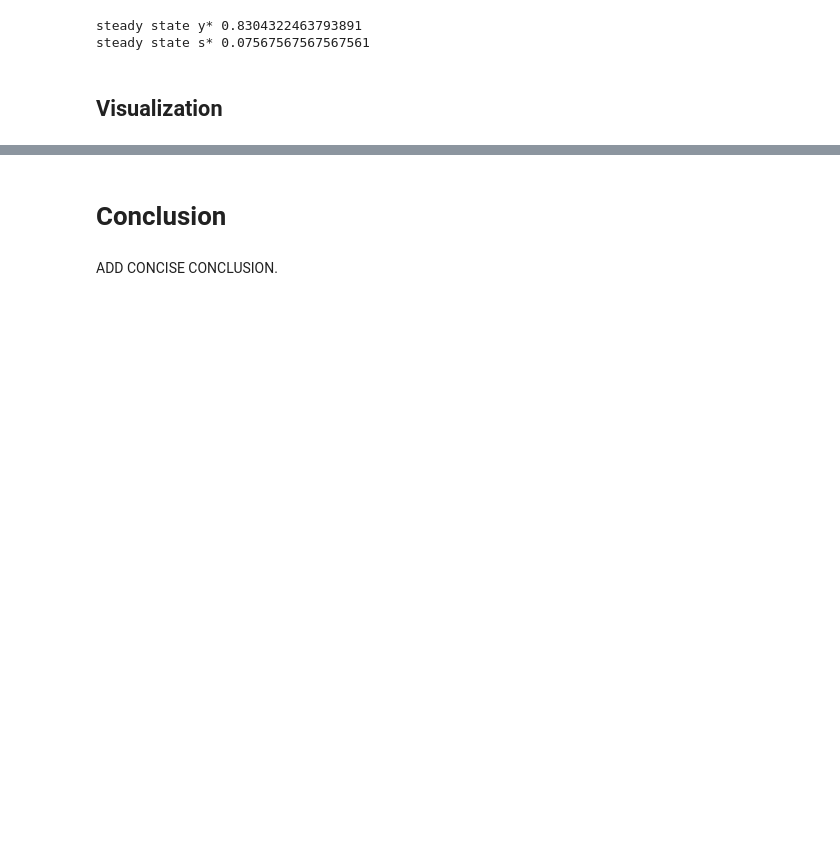
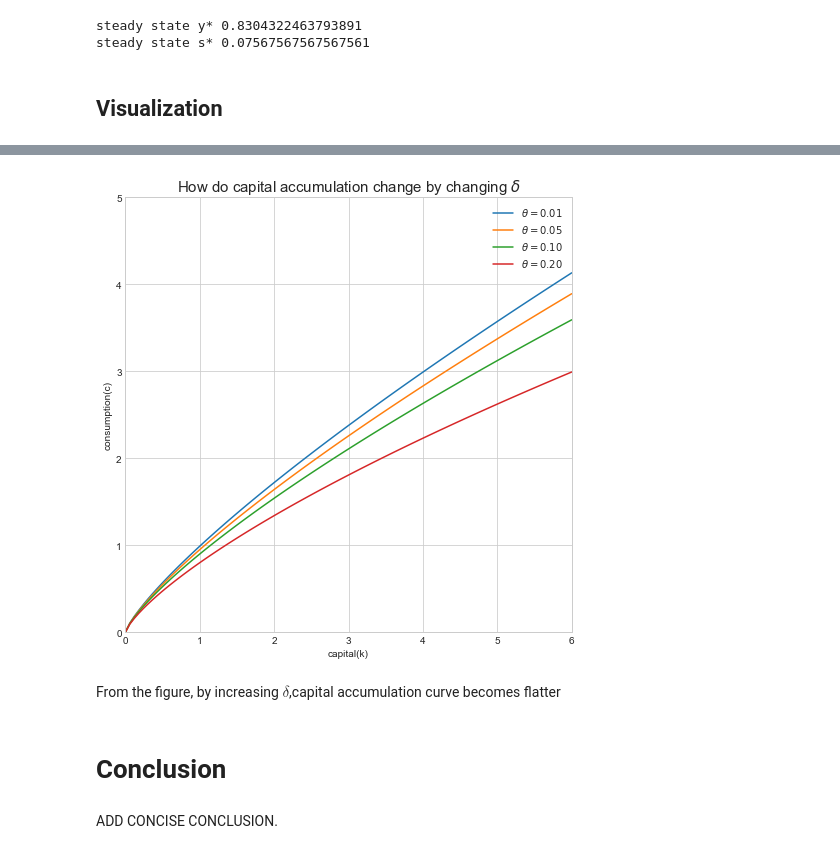
Before and after one commit to NumEconCopenhagen/projects-2020-group-999, a Jupyter notebook: modelproject/modelproject_new.ipynb, the cells around one changed output, grey strips where cells are left out. Drawn from its saved outputs; the diff is of its cells as text; code cells hidden in the pictures; blank space fills up the shorter version.

```diff
--- a/modelproject/modelproject_new.ipynb
+++ b/modelproject/modelproject_new.ipynb
@@ -349,3 +349,50 @@ plt.show()
+# %%
+def k_star(delta):
+    return ((beta*(delta-1) + 1)/(A*alpha*beta))**(1/(alpha-1))
+
+# steady state consumption c_star
+def c_star(delta):
+    return A*k_star()** alpha - delta*k_star()
+
+def locus_0(k):
+    return f(k) - delta*k
+# %%
+gridmax, gridsize = 6, 100
+grid = np.linspace(0, gridmax, gridsize)
+
+# Create a new figure
+plt.figure(figsize=(8,8))
+
+# Plot utility for varying values of alpha
+delta = 0.01
+plt.plot(grid, locus_0(grid), '-', label=r'$\theta=%.2f$' %delta)
+
+delta = 0.05
+plt.plot(grid, locus_0(grid), '-', label=r'$\theta=%.2f$' %delta)
+
+delta = 0.1
+plt.plot(grid, locus_0(grid), '-', label=r'$\theta=%.2f$' %delta)
+
+delta = 0.2
+plt.plot(grid, locus_0(grid), '-', label=r'$\theta=%.2f$' %delta)
+
+# label the axis
+plt.xlabel('capital(k)')
+plt.ylabel('consumption(c)')
+plt.axis([0, 6, 0, 5])
+
+# add title
+plt.title('How do capital accumulation change by changing $\delta$', fontsize=15)
+
+# add legend
+plt.legend(loc=0, frameon=False)
+
+# save and display figure!
+plt.show()
+# %% [output]
+[figure, added]
+# %% [markdown]
+From the figure, by increasing $\delta$,capital accumulation curve becomes flatter
 # %% [markdown]
 # Conclusion
 # %% [markdown]
```
Also changed, not shown: parts of 3 cells of this notebook.
